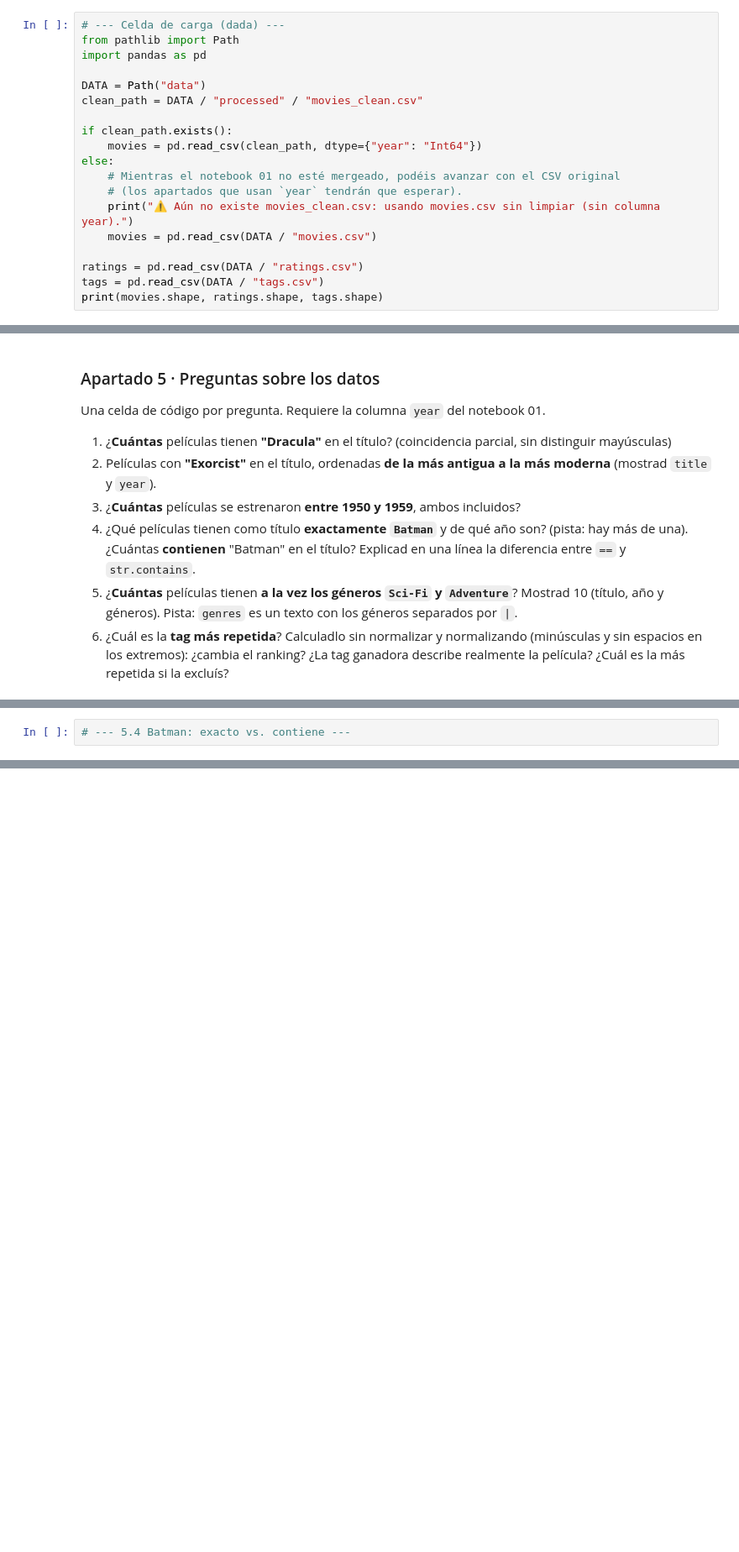
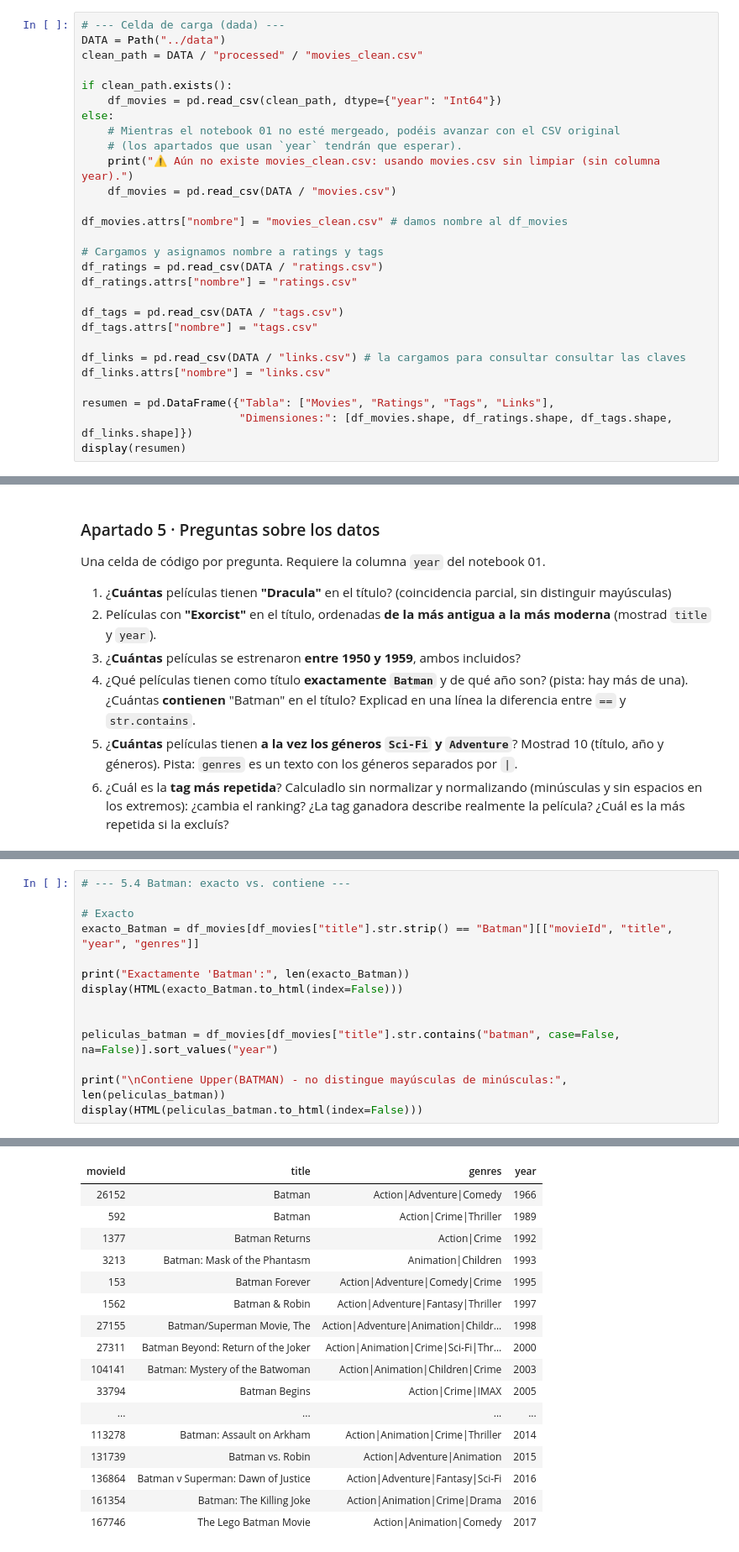
Before and after one commit to susanaferreras/TC01-Catalogo-Peliculas, a Jupyter notebook: notebooks/02_analisis.ipynb, the cells around one changed output, grey strips where cells are left out. Shown at 84% size. Cells and saved outputs as stored; diff of their text form; blank space fills up the shorter version.

```diff
--- a/notebooks/02_analisis.ipynb
+++ b/notebooks/02_analisis.ipynb
@@ -16,19 +22,28 @@ Unís las tablas, agregáis por segmentos y respondéis preguntas sobre los dato
 # %%
 # --- Celda de carga (dada) ---
-from pathlib import Path
-import pandas as pd
-
-DATA = Path("data")
+DATA = Path("../data")
 clean_path = DATA / "processed" / "movies_clean.csv"
 
 if clean_path.exists():
-    movies = pd.read_csv(clean_path, dtype={"year": "Int64"})
+    df_movies = pd.read_csv(clean_path, dtype={"year": "Int64"})
 else:
     # Mientras el notebook 01 no esté mergeado, podéis avanzar con el CSV original
     # (los apartados que usan `year` tendrán que esperar).
     print("⚠️ Aún no existe movies_clean.csv: usando movies.csv sin limpiar (sin columna year).")
-    movies = pd.read_csv(DATA / "movies.csv")
+    df_movies = pd.read_csv(DATA / "movies.csv")
 
-ratings = pd.read_csv(DATA / "ratings.csv")
-tags = pd.read_csv(DATA / "tags.csv")
-print(movies.shape, ratings.shape, tags.shape)
+df_movies.attrs["nombre"] = "movies_clean.csv" # damos nombre al df_movies
+
+# Cargamos y asignamos nombre a ratings y tags
+df_ratings = pd.read_csv(DATA / "ratings.csv")
+df_ratings.attrs["nombre"] = "ratings.csv"
+
+df_tags = pd.read_csv(DATA / "tags.csv")
+df_tags.attrs["nombre"] = "tags.csv"
+
+df_links = pd.read_csv(DATA / "links.csv") # la cargamos para consultar consultar las claves
+df_links.attrs["nombre"] = "links.csv"
+
+resumen = pd.DataFrame({"Tabla": ["Movies", "Ratings", "Tags", "Links"],
+                        "Dimensiones:": [df_movies.shape, df_ratings.shape, df_tags.shape, df_links.shape]})
+display(resumen)
@@ -79,2 +376,15 @@ Una celda de código por pregunta. Requiere la columna `year` del notebook 01.
 # %%
 # --- 5.4 Batman: exacto vs. contiene ---
+
+# Exacto
+exacto_Batman = df_movies[df_movies["title"].str.strip() == "Batman"][["movieId", "title", "year", "genres"]]
+
+print("Exactamente 'Batman':", len(exacto_Batman))
+display(HTML(exacto_Batman.to_html(index=False)))
+
+
+peliculas_batman = df_movies[df_movies["title"].str.contains("batman", case=False, na=False)].sort_values("year")
+
+print("\nContiene Upper(BATMAN) - no distingue mayúsculas de minúsculas:", len(peliculas_batman))
+display(HTML(peliculas_batman.to_html(index=False)))
+# %% [output]
@@ -80,0 +396,17 @@ Una celda de código por pregunta. Requiere la columna `year` del notebook 01.
+| movieId | title | genres | year |
+| 26152 | Batman | Action|Adventure|Comedy | 1966 |
+| 592 | Batman | Action|Crime|Thriller | 1989 |
+| 1377 | Batman Returns | Action|Crime | 1992 |
+| 3213 | Batman: Mask of the Phantasm | Animation|Children | 1993 |
+| 153 | Batman Forever | Action|Adventure|Comedy|Crime | 1995 |
+| 1562 | Batman & Robin | Action|Adventure|Fantasy|Thriller | 1997 |
+| 27155 | Batman/Superman Movie, The | Action|Adventure|Animation|Childr... | 1998 |
+| 27311 | Batman Beyond: Return of the Joker | Action|Animation|Crime|Sci-Fi|Thr... | 2000 |
+| 104141 | Batman: Mystery of the Batwoman | Action|Animation|Children|Crime | 2003 |
+| 33794 | Batman Begins | Action|Crime|IMAX | 2005 |
+| ... | ... | ... | ... |
+| 113278 | Batman: Assault on Arkham | Action|Animation|Crime|Thriller | 2014 |
+| 131739 | Batman vs. Robin | Action|Adventure|Animation | 2015 |
+| 136864 | Batman v Superman: Dawn of Justice | Action|Adventure|Fantasy|Sci-Fi | 2016 |
+| 161354 | Batman: The Killing Joke | Action|Animation|Crime|Drama | 2016 |
+| 167746 | The Lego Batman Movie | Action|Animation|Comedy | 2017 |
```
Also changed, not shown: parts of 13 cells of this notebook.
